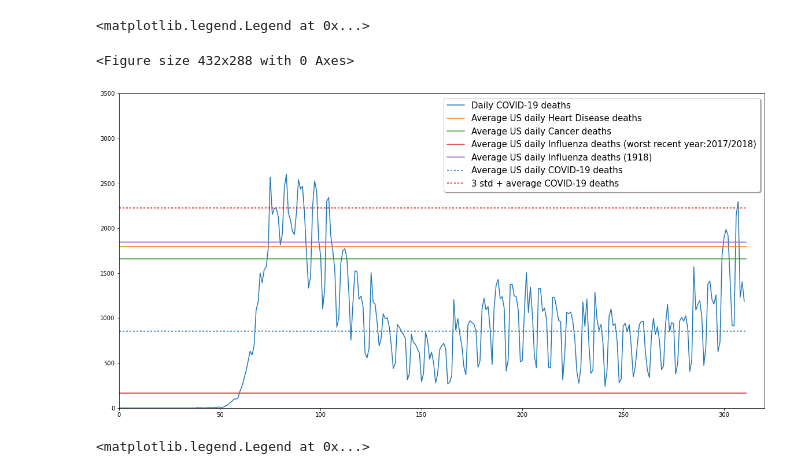
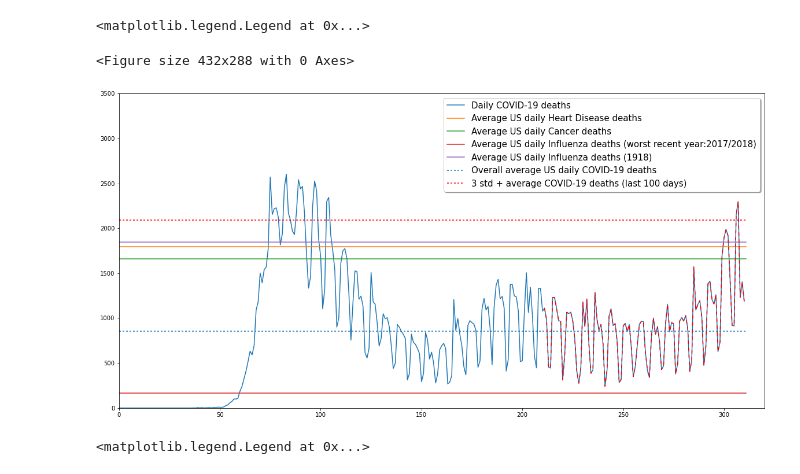
Before and after one commit to kootsoop/DSP.SE, a Jupyter notebook: Python/DeathRateComparisons.ipynb, the cells around one changed output. Drawn from its saved outputs; the diff is of its cells as text; code cells hidden in the pictures.

Commit message:
Showing data used for STD numbers for last 100 days.

```diff
--- a/Python/DeathRateComparisons.ipynb
+++ b/Python/DeathRateComparisons.ipynb
@@ -17,46 +17,47 @@ def read_covid_data(data_type):
     else:
         raise Exception('Invalid data_type', data_type)
     return(first_row, us_data)
 
 (first_row, confirmed) = read_covid_data('confirmed')
 (first_row2, recovered) = read_covid_data('recovered')
 (first_row3, deaths) = read_covid_data('deaths')
 
 death_data = [(float(data)) for data in deaths[4:(len(first_row))]]
 recovered_data = [(float(data)) for data in recovered[4:(len(first_row))]]
 confirmed_data = [(float(data)) for data in confirmed[4:(len(first_row))]]
 first_row_shifted = [ data for data in first_row[4:(len(first_row))]]
 
-#plt.figure(0)
-#plt.figure(figsize=(20,20))
-#plt.plot(first_row_shifted, death_data)
-
+diff_death_data = diff(death_data)
+length_death_data = len(diff_death_data)
 
 plt.figure(1)
 plt.figure(figsize=(20,10))
-plt.plot(diff(death_data), label='Daily COVID-19 deaths')
+plt.plot(diff_death_data, label='Daily COVID-19 deaths')
 # https://www.cdc.gov/heartdisease/facts.htm
-plt.plot([0, len(diff(death_data))],[655000.0/365.0,655000.0/365.0], label='Average US daily Heart Disease deaths')
+plt.plot([0, len(diff_death_data)],[655000.0/365.0,655000.0/365.0], label='Average US daily Heart Disease deaths')
 # https://cancerstatisticscenter.cancer.org/#!/
-plt.plot([0, len(diff(death_data))],[606520.0/365.0,606520.0/365.0], label='Average US daily Cancer deaths')
+plt.plot([0, len(diff_death_data)],[606520.0/365.0,606520.0/365.0], label='Average US daily Cancer deaths')
 # https://www.cdc.gov/flu/about/burden/past-seasons.html
-plt.plot([0, len(diff(death_data))],[61000/365.0,61000/365.0], label='Average US daily Influenza deaths (worst recent year:2017/2018)')
+plt.plot([0, len(diff_death_data)],[61000/365.0,61000/365.0], label='Average US daily Influenza deaths (worst recent year:2017/2018)')
 # https://www.cdc.gov/flu/pandemic-resources/1918-commemoration/1918-pandemic-history.htm#:~:text=The%20number%20of%20deaths%20was,and%2065%20years%20and%20older.
-plt.plot([0, len(diff(death_data))],[675000/365.0,675000/365.0], label='Average US daily Influenza deaths (1918)')
+plt.plot([0, len(diff_death_data)],[675000/365.0,675000/365.0], label='Average US daily Influenza deaths (1918)')
 covid_average = death_data[len(death_data)-1]/len(death_data)
-plt.plot([0, len(diff(death_data))],[covid_average,covid_average], color='#1f77b4', dashes=[2,2], label='Average US daily COVID-19 deaths')
-covid_std_upper = covid_average + 3*std(diff(death_data[len(death_data)-20:len(death_data)]))
-plt.plot([0, len(diff(death_data))],[covid_std_upper,covid_std_upper], color='#ff0000', dashes=[2,2], label='3 std + average COVID-19 deaths')
+plt.plot([0, len(diff_death_data)],[covid_average,covid_average], color='#1f77b4', dashes=[2,2], label='Overall average US daily COVID-19 deaths')
+covid_average_100 = (death_data[len(death_data)-1] - death_data[len(death_data)-101])/100
+covid_std_upper = covid_average + 3*std(diff(death_data[len(death_data)-100:len(death_data)]))
+plt.plot([0, len(diff(death_data))],[covid_std_upper,covid_std_upper], color='#ff0000', dashes=[2,2], label='3 std + average COVID-19 deaths (last 100 days)')
 
+
+plt.plot(range(length_death_data-100, length_death_data), diff_death_data[range(length_death_data-100, length_death_data)], color="red",dashes=[4,4])
 plt.ylim(0,3500)
 plt.xlim(0,320)
 
 ax = plt.gca()
 ax.legend(loc='upper right', shadow=True, fontsize=15)
 # %% [output]
 <matplotlib.legend.Legend at 0x...>
 <Figure size 432x288 with 0 Axes>
-[figure, old version]
+[figure, new version]
 # %%
 # Attempt to accumulate data by week of year.
 from datetime import datetime
```
